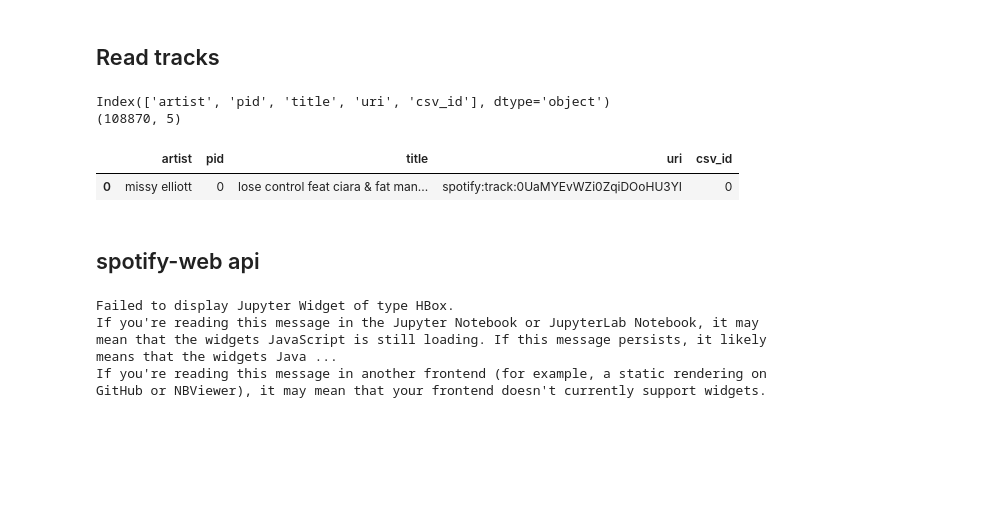
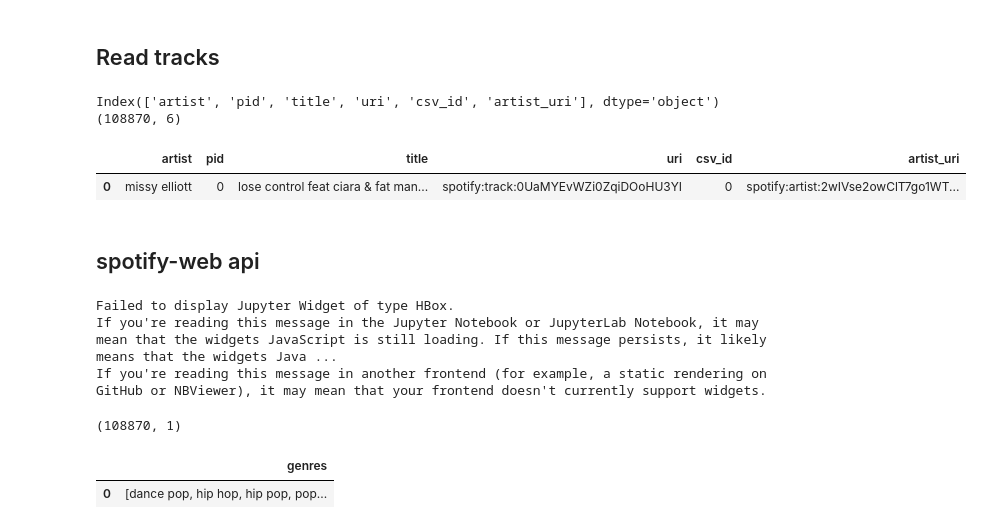
Before and after one commit to Spandan-Madan/Spotify, a Jupyter notebook: notebooks/1_bsl_Data_Processing.ipynb, the cells around one changed output. Drawn from its saved outputs; the diff is of its cells as text; code cells hidden in the pictures; blank space fills up the shorter version.

```diff
--- a/notebooks/1_bsl_Data_Processing.ipynb
+++ b/notebooks/1_bsl_Data_Processing.ipynb
@@ -124,15 +122,14 @@ import pandas as pd
 ## Read tracks
 # %%
 df = pd.read_csv('../data/interim/5k_track_uri.csv')
-df['csv_id']=df.index.tolist()
 print(df.columns)
 print(df.shape)
 df.head(1)
 # %% [output]
-Index(['artist', 'pid', 'title', 'uri', 'csv_id'], dtype='object')
-(108870, 5)
+Index(['artist', 'pid', 'title', 'uri', 'csv_id', 'artist_uri'], dtype='object')
+(108870, 6)
-|  | artist | pid | title | uri | csv_id |
-| 0 | missy elliott | 0 | lose control feat ciara & fat man... | spotify:track:0UaMYEvWZi0ZqiDOoHU3YI | 0 |
+|  | artist | pid | title | uri | csv_id | artist_uri |
+| 0 | missy elliott | 0 | lose control feat ciara & fat man... | spotify:track:0UaMYEvWZi0ZqiDOoHU3YI | 0 | spotify:artist:2wIVse2owClT7go1WT... |
 # %% [markdown]
 ## spotify-web api
 # %%
@@ -159,10 +156,15 @@ def get_artist_genres(chunk,sp):
     genres =[{'genres':a['genres']} if a is not None else {'genres':None}  for a in arts['artists']]
     return genres
 # %%
-rows = spotify.df_chunk_apply(df, 50, get_artist)
+rows = spotify.df_chunk_apply(df, 50, get_artist_genres)
 spotify.replace_none(rows)
 a_df = pd.DataFrame(rows)
+print(a_df.shape)
+a_df.head(1)
 # %% [output]
 Failed to display Jupyter Widget of type HBox.
 If you're reading this message in the Jupyter Notebook or JupyterLab Notebook, it may mean that the widgets JavaScript is still loading. If this message persists, it likely means that the widgets Java ...
 If you're reading this message in another frontend (for example, a static rendering on GitHub or NBViewer), it may mean that your frontend doesn't currently support widgets.
+(108870, 1)
+|  | genres |
+| 0 | [dance pop, hip hop, hip pop, pop... |
```
Also changed, not shown: parts of 10 cells of this notebook.
